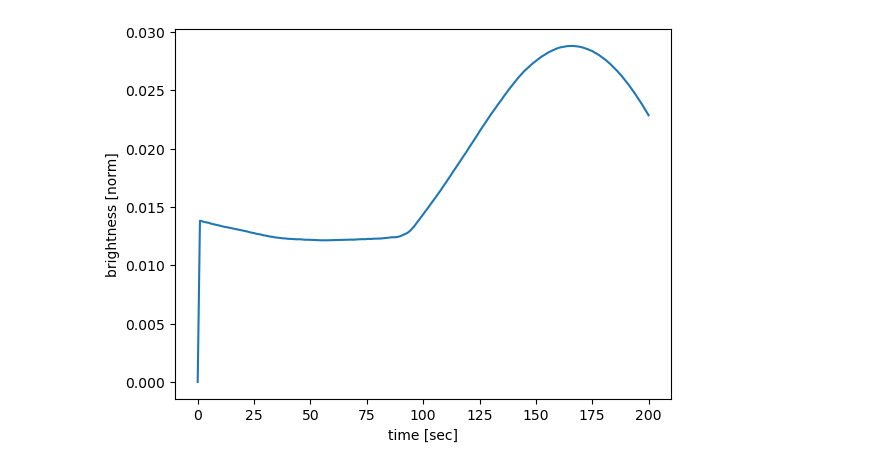
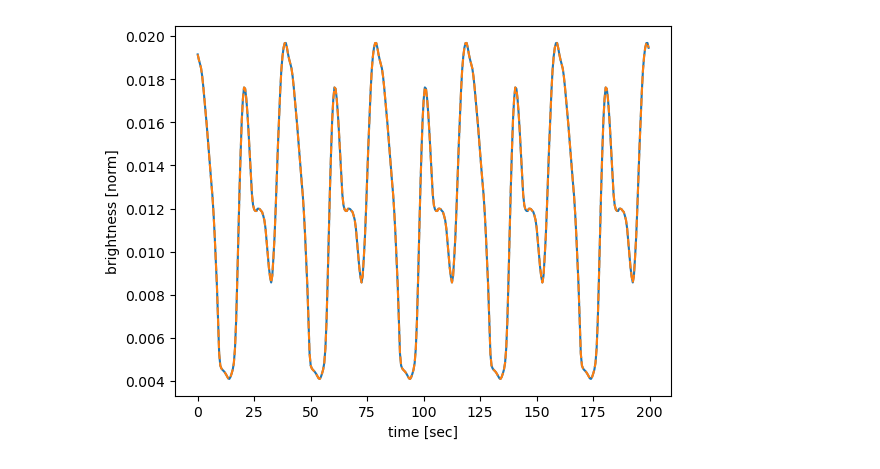
Before and after one commit to MichalisGaitanas/OpenGL_demos, a Jupyter notebook: demos/plotlc.ipynb, the cells around one changed output. Saved outputs shown, nothing was run; the diff lists cells and outputs as text; code cells hidden in the pictures.

```diff
--- a/demos/plotlc.ipynb
+++ b/demos/plotlc.ipynb
@@ -2,11 +2,12 @@
 import numpy as np
 import matplotlib.pyplot as plt
 # %%
-lightcurve = np.loadtxt("demo4_lightcurve.txt")
+lightcurve = np.loadtxt("lc.txt")
 # %%
 plt.xlabel('time [sec]')
 plt.ylabel('brightness [norm]')
 plt.plot(lightcurve[:,0], lightcurve[:,1])
+plt.plot(lightcurve[:,0], lightcurve[:,2], '--')
 plt.show()
 # %% [output]
-[figure, old version]
+[figure, new version]
```
Also changed, not shown: 11 other files.
